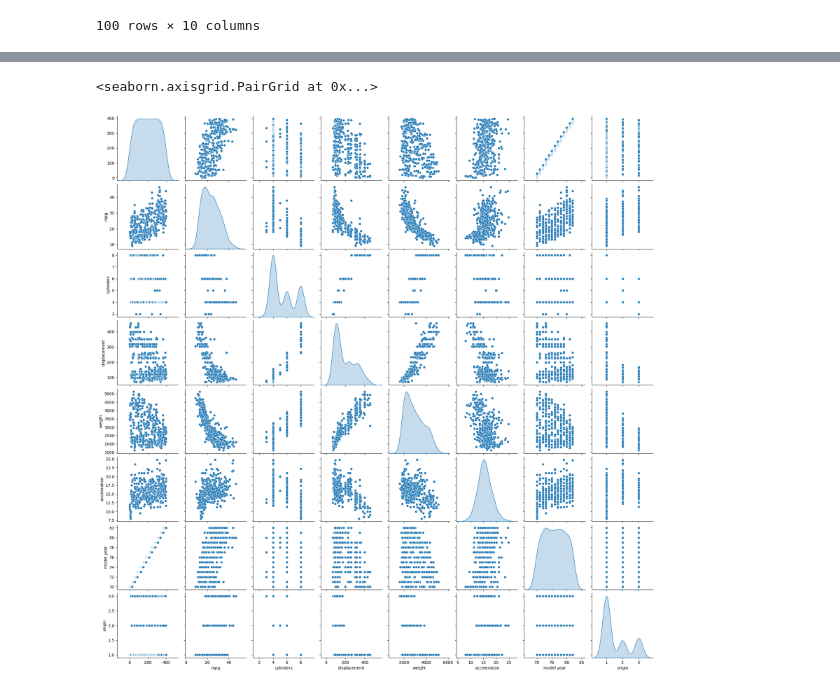
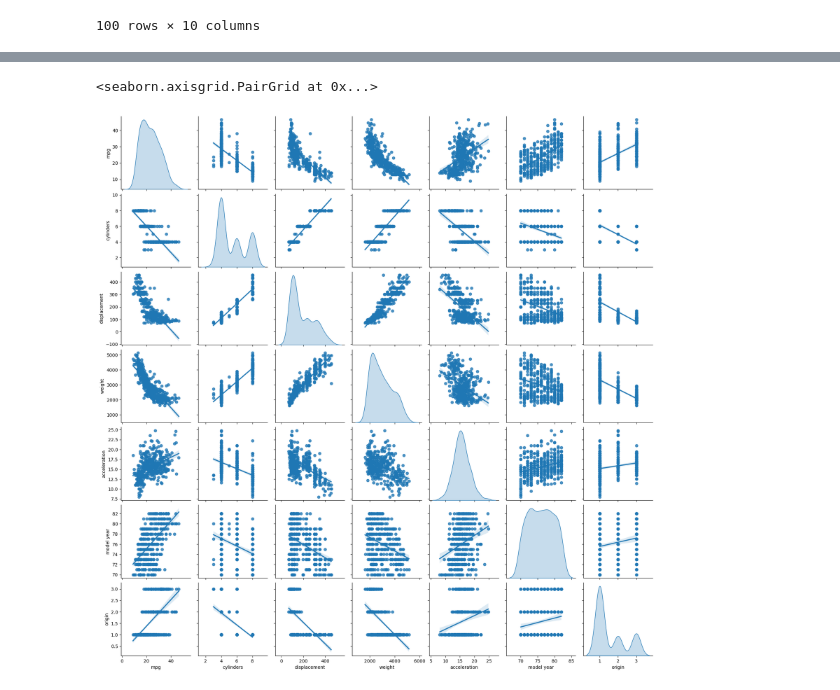
Before and after one commit to lszmer/code-prac, a Jupyter notebook: Kaggle Challenges/auto-mpg/auto-mpg.ipynb, the cells around one changed output, grey strips where cells are left out. Saved outputs shown, nothing was run; the diff lists cells and outputs as text; code cells hidden in the pictures.

```diff
--- a/Kaggle Challenges/auto-mpg/auto-mpg.ipynb
+++ b/Kaggle Challenges/auto-mpg/auto-mpg.ipynb
@@ -26,3 +26,5 @@ dfpa.head(100)
 | 98 | 98 | 16.0 | 6 | 250.0 | 100 | 3278 | 18.0 | 73 | 1 | ... |
 | 99 | 99 | 18.0 | 6 | 232.0 | 100 | 2945 | 16.0 | 73 | 1 | ... |
 100 rows × 10 columns
+# %%
+df.drop(df.columns[0], axis=1, inplace = True)
@@ -29,5 +40,5 @@ dfpa.head(100)
 # %%
-sns.pairplot(dfpa, diag_kind="kde")
+sns.pairplot(df, diag_kind = "kde", kind = "reg")
 # %% [output]
 <seaborn.axisgrid.PairGrid at 0x...>
-[figure, old version]
+[figure, new version]
```
Also changed, not shown: parts of 22 cells of this notebook.
